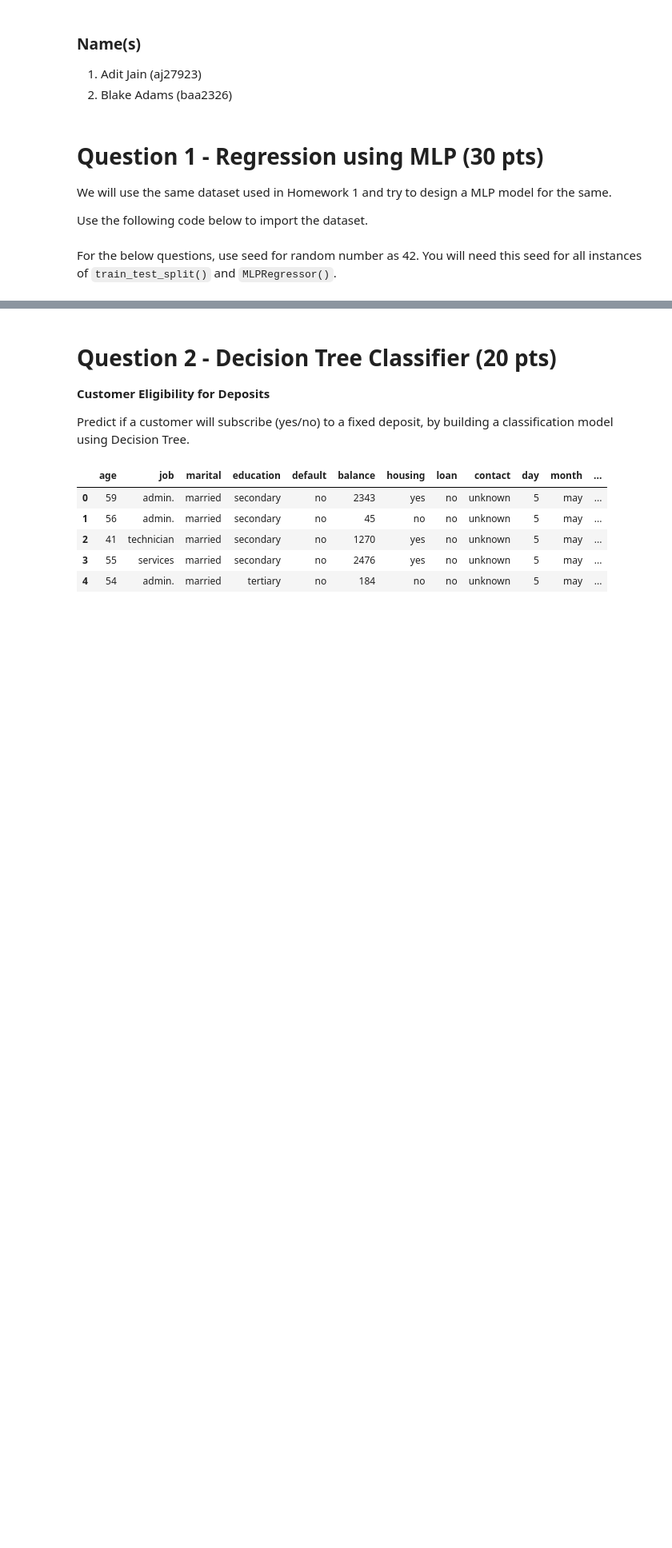
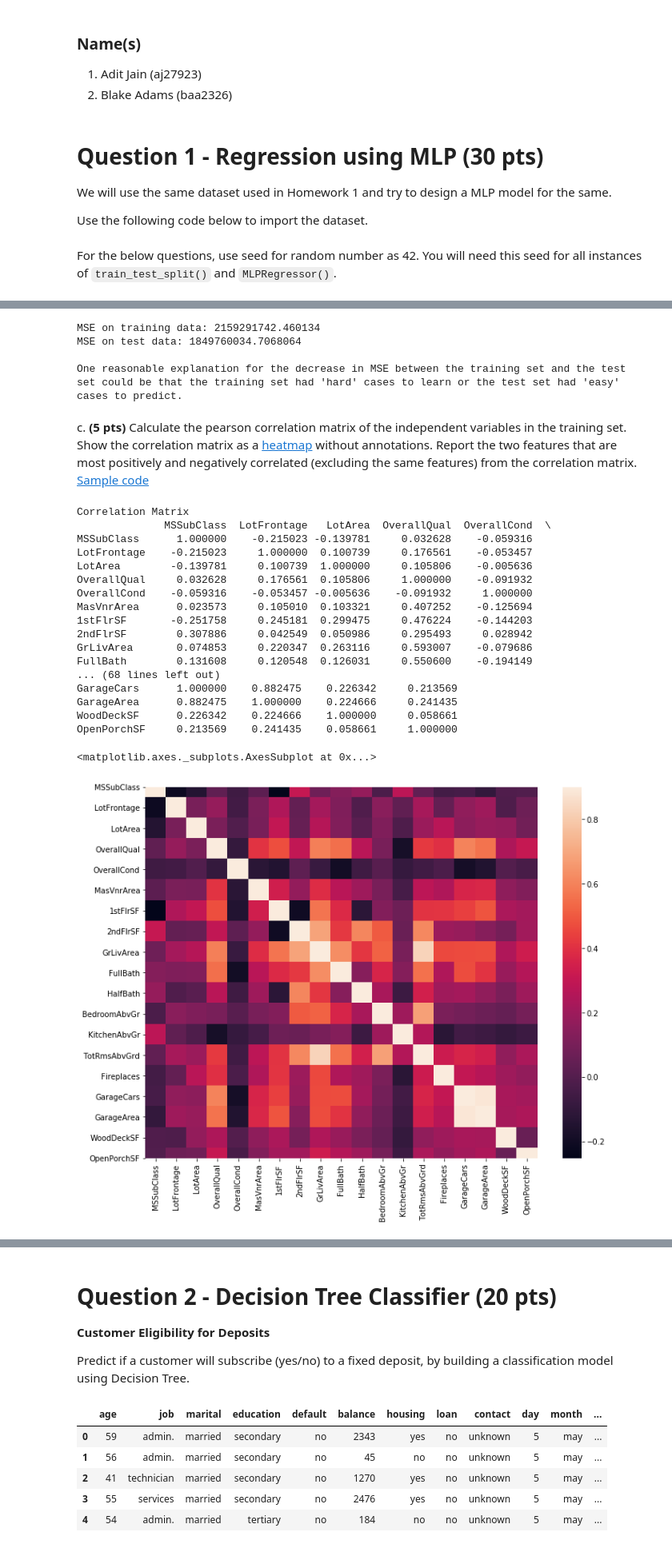
Before and after one commit to ajleo899/DataSciencePrinciplesLabs, a Jupyter notebook: HW3/hw3.ipynb, the cells around one changed output, grey strips where cells are left out. Shown: that part at 80% size. Drawn from its saved outputs; the diff is of its cells as text; code cells hidden in the pictures; blank space fills up the shorter version.

```diff
--- a/HW3/hw3.ipynb
+++ b/HW3/hw3.ipynb
@@ -46,0 +46,7 @@ d. **(6 pts)** Run MLPRegressor like part (a) but this time, use different value
+# %%
+model = MLPRegressor(alpha=0)
+model.fit(X, Y)
+print("Number of weights in MLPRegressor weight matrix: " + str(len(model.coefs_)))
+
+preds = model.predict(X)
+print("MSE of model: " + str(mean_squared_error(Y, preds)))
@@ -46,0 +58,44 @@ d. **(6 pts)** Run MLPRegressor like part (a) but this time, use different value
+# %%
+x_train, x_test, y_train, y_test = train_test_split(X, Y, test_size=0.25, random_state=42)
+model = MLPRegressor(alpha=0, max_iter=1000)
+model.fit(x_train, y_train)
+preds1 = model.predict(x_train)
+preds2 = model.predict(x_test)
+trainMSE = mean_squared_error(y_train, preds1)
+testMSE = mean_squared_error(y_test, preds2)
+print("MSE on training data: " + str(trainMSE))
+print("MSE on test data: " + str(testMSE))
+print("\nOne reasonable explanation for the decrease in MSE between the training set and the test set could be that the training set had 'hard' cases to learn or the test set had 'easy' cases to predict.")
+# %% [output]
+MSE on training data: 2159291742.460134
+MSE on test data: 1849760034.7068064
+
+One reasonable explanation for the decrease in MSE between the training set and the test set could be that the training set had 'hard' cases to learn or the test set had 'easy' cases to predict.
+# %% [markdown]
+c. **(5 pts)** Calculate the pearson correlation matrix of the independent variables in the training set. Show the correlation matrix as a [heatmap](https://seaborn.pydata.org/generated/seaborn.heatmap.html) without annotations. Report the two features that are most positively and negatively correlated (excluding the same features) from the correlation matrix. [Sample code](https://stackoverflow.com/a/41453817)
+# %%
+print("Correlation Matrix")
+corrmat = X.corr()
+print(corrmat)
+plt.subplots(figsize=(12,9))
+sns.heatmap(corrmat, vmax=0.9, square=True)
+# %% [output]
+Correlation Matrix
+              MSSubClass  LotFrontage   LotArea  OverallQual  OverallCond  \
+MSSubClass      1.000000    -0.215023 -0.139781     0.032628    -0.059316
+LotFrontage    -0.215023     1.000000  0.100739     0.176561    -0.053457
+LotArea        -0.139781     0.100739  1.000000     0.105806    -0.005636
+OverallQual     0.032628     0.176561  0.105806     1.000000    -0.091932
+OverallCond    -0.059316    -0.053457 -0.005636    -0.091932     1.000000
+MasVnrArea      0.023573     0.105010  0.103321     0.407252    -0.125694
+1stFlrSF       -0.251758     0.245181  0.299475     0.476224    -0.144203
+2ndFlrSF        0.307886     0.042549  0.050986     0.295493     0.028942
+GrLivArea       0.074853     0.220347  0.263116     0.593007    -0.079686
+FullBath        0.131608     0.120548  0.126031     0.550600    -0.194149
+... (68 lines left out)
+GarageCars      1.000000    0.882475    0.226342     0.213569
+GarageArea      0.882475    1.000000    0.224666     0.241435
+WoodDeckSF      0.226342    0.224666    1.000000     0.058661
+OpenPorchSF     0.213569    0.241435    0.058661     1.000000
+<matplotlib.axes._subplots.AxesSubplot at 0x...>
+[figure, added]
```
Also changed, not shown: parts of 9 cells of this notebook.
